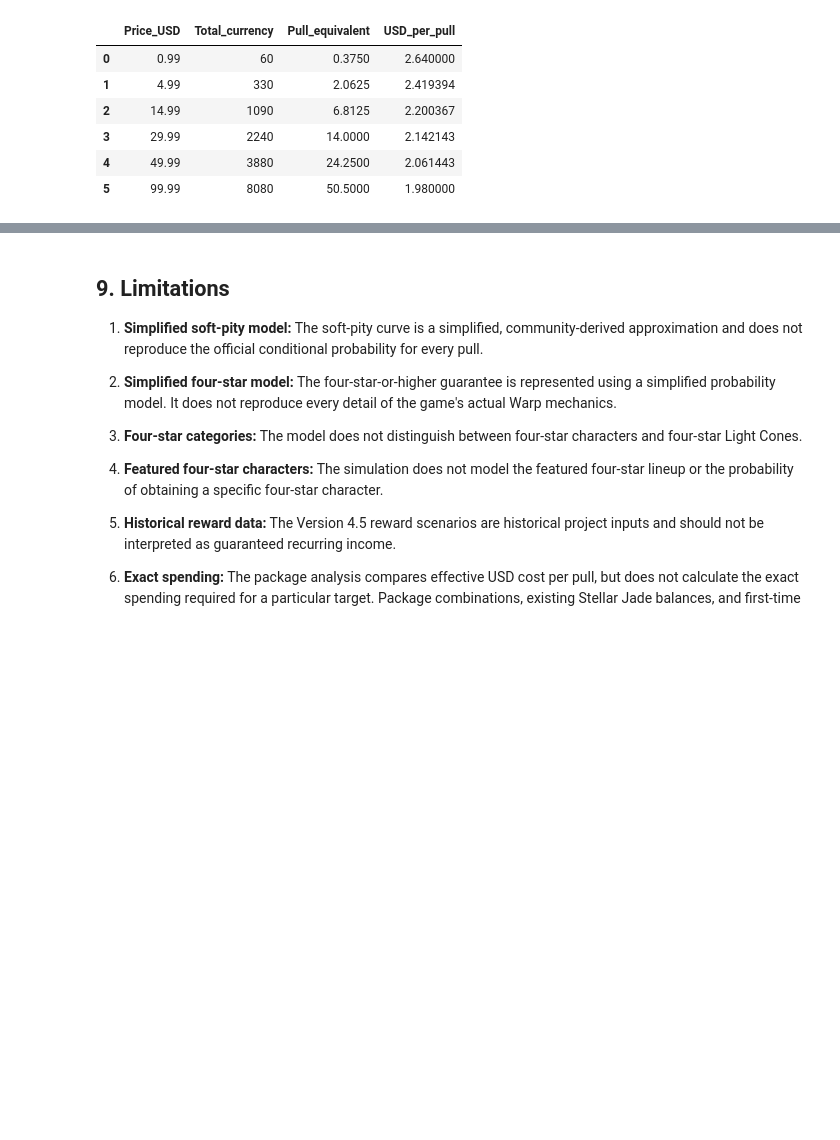
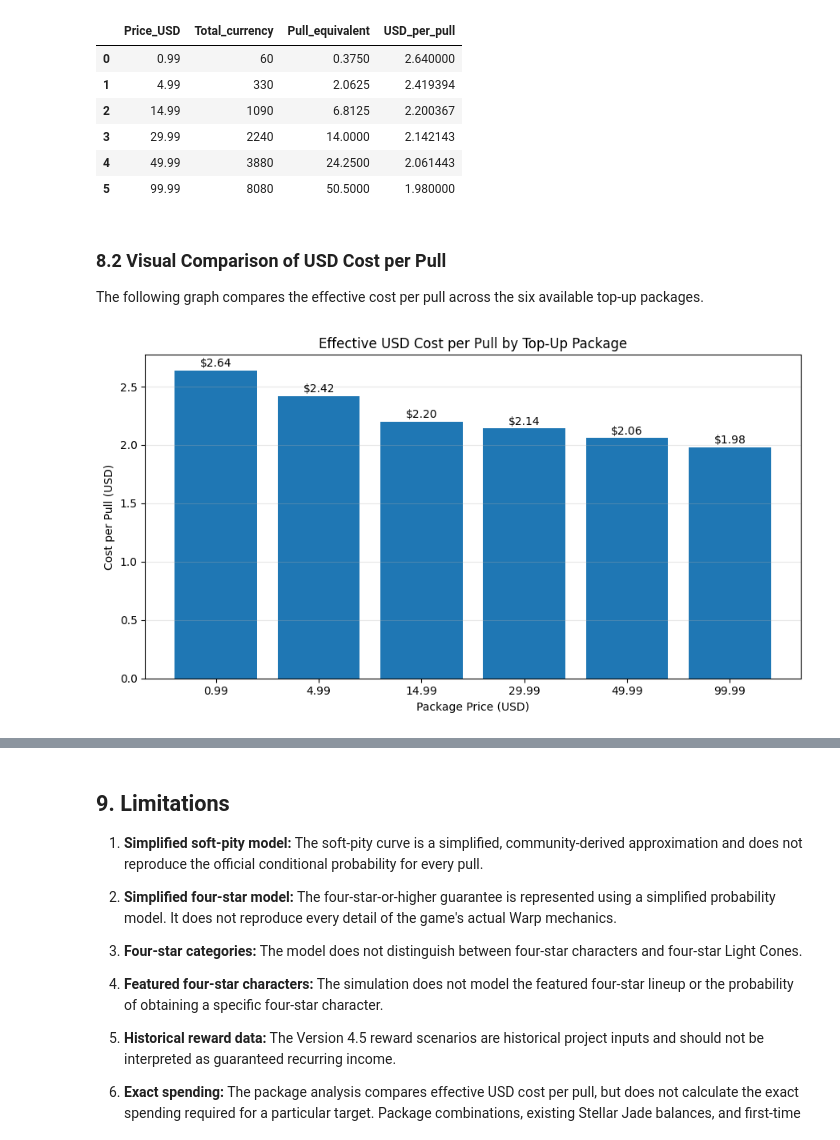
Before and after one commit to Rexzilla22/hsr-gacha-probability-analysis, a Jupyter notebook: HSR_Gacha_Probability_Project.ipynb, the cells around one changed output, grey strips where cells are left out. Saved outputs shown, nothing was run; the diff lists cells and outputs as text; code cells hidden in the pictures; blank space fills up the shorter version.

```diff
--- a/HSR_Gacha_Probability_Project.ipynb
+++ b/HSR_Gacha_Probability_Project.ipynb
@@ -597,4 +702,36 @@ packages[["Price_USD", "Total_currency", "Pull_equivalent", "USD_per_pull"]]
 | 3 | 29.99 | 2240 | 14.0000 | 2.142143 |
 | 4 | 49.99 | 3880 | 24.2500 | 2.061443 |
 | 5 | 99.99 | 8080 | 50.5000 | 1.980000 |
+# %% [markdown]
+### 8.2 Visual Comparison of USD Cost per Pull
+
+The following graph compares the effective cost per pull across the six available top-up packages.
+# %%
+# 8.2 Visual Comparison of USD Cost per Pull
+
+plt.figure(figsize=(9, 5))
+
+bars = plt.bar(
+    packages["Price_USD"].astype(str),
+    packages["USD_per_pull"]
+)
+
+plt.title("Effective USD Cost per Pull by Top-Up Package")
+plt.xlabel("Package Price (USD)")
+plt.ylabel("Cost per Pull (USD)")
+plt.grid(axis="y", alpha=0.3)
+
+for bar in bars:
+    height = bar.get_height()
+    plt.text(
+        bar.get_x() + bar.get_width() / 2,
+        height + 0.03,
+        f"${height:.2f}",
+        ha="center"
+    )
+
+plt.tight_layout()
+plt.show()
+# %% [output]
+[figure, added]
 # %% [markdown]
```
Also changed, not shown: parts of 9 cells of this notebook.
